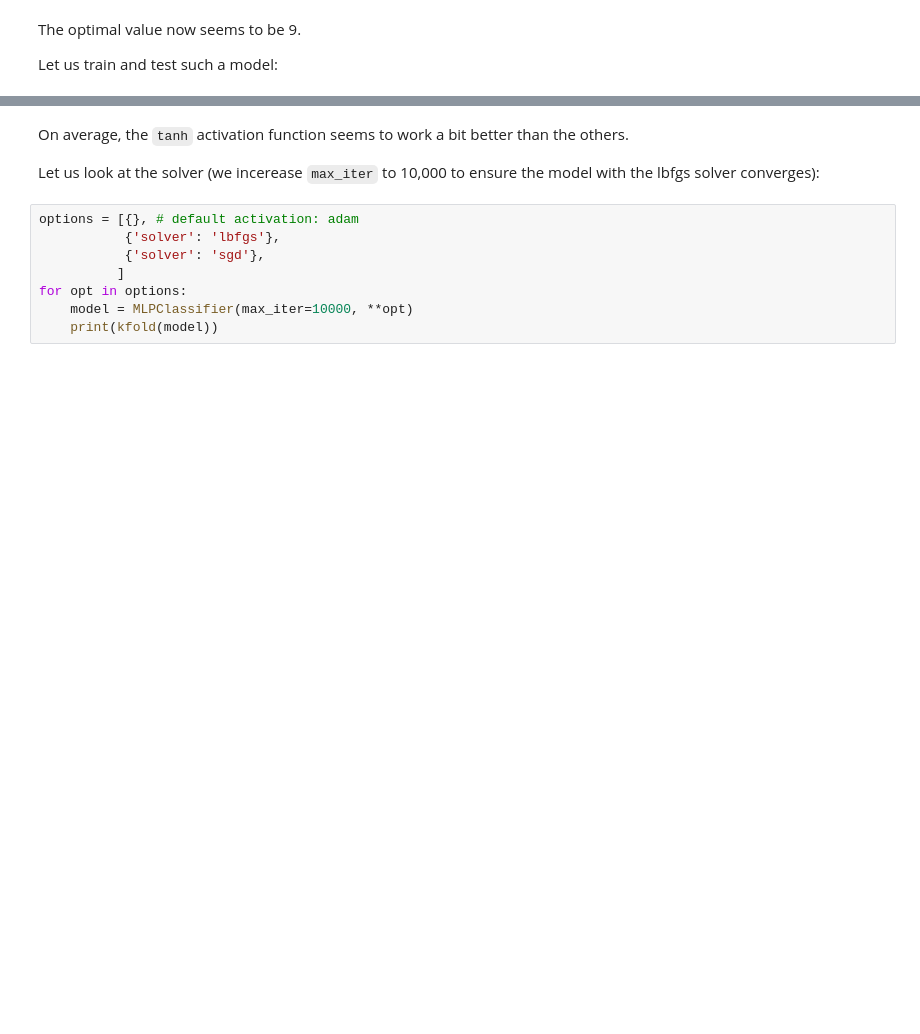
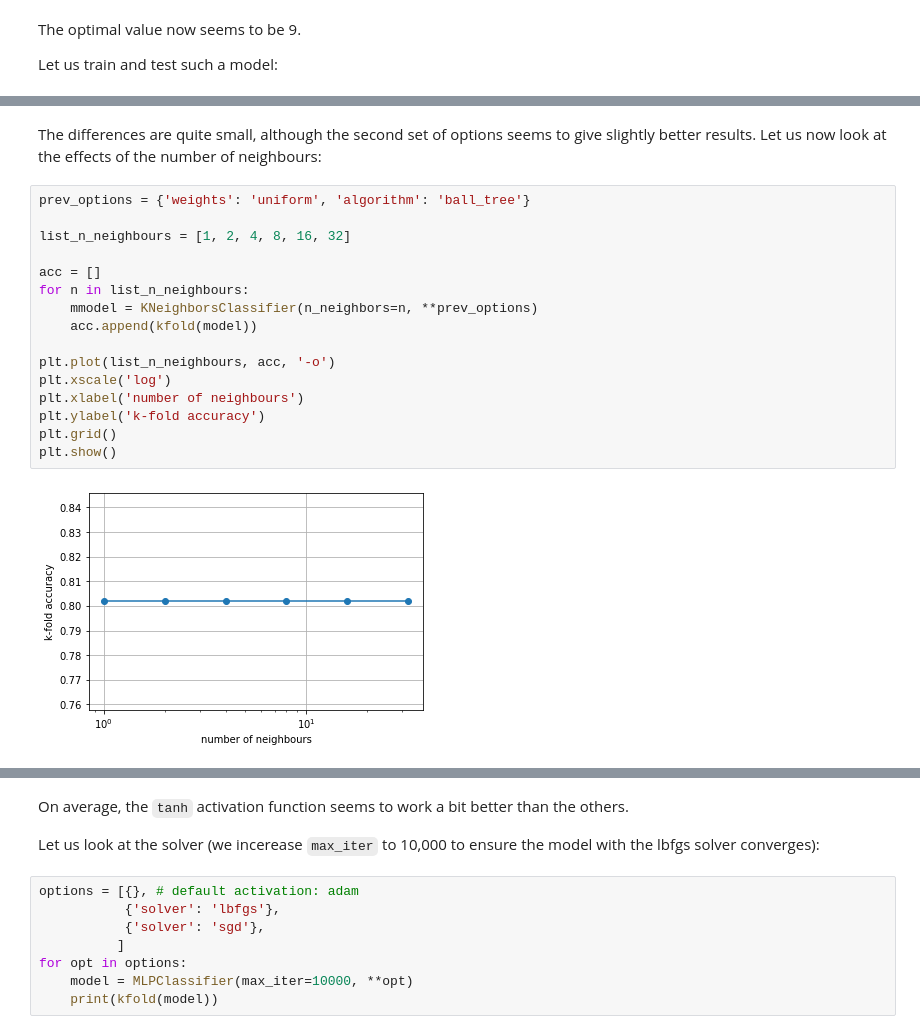
Before and after one commit to FlorentCLMichel/learning_data_science, a Jupyter notebook: Projects_Jupyter/Kaggle_Titanic.ipynb, the cells around one changed output, grey strips where cells are left out. Drawn from its saved outputs; the diff is of its cells as text; blank space fills up the shorter version.

```diff
--- a/Projects_Jupyter/Kaggle_Titanic.ipynb
+++ b/Projects_Jupyter/Kaggle_Titanic.ipynb
@@ -868,0 +949,21 @@ Accuracy: 0.9122807017543859
+# %% [markdown]
+The differences are quite small, although the second set of options seems to give slightly better results.
+Let us now look at the effects of the number of neighbours:
+# %%
+prev_options = {'weights': 'uniform', 'algorithm': 'ball_tree'}
+
+list_n_neighbours = [1, 2, 4, 8, 16, 32]
+
+acc = []
+for n in list_n_neighbours:
+    mmodel = KNeighborsClassifier(n_neighbors=n, **prev_options)
+    acc.append(kfold(model))
+
+plt.plot(list_n_neighbours, acc, '-o')
+plt.xscale('log')
+plt.xlabel('number of neighbours')
+plt.ylabel('k-fold accuracy')
+plt.grid()
+plt.show()
+# %% [output]
+[figure, added]
```
Also changed, not shown: parts of 49 cells of this notebook.
